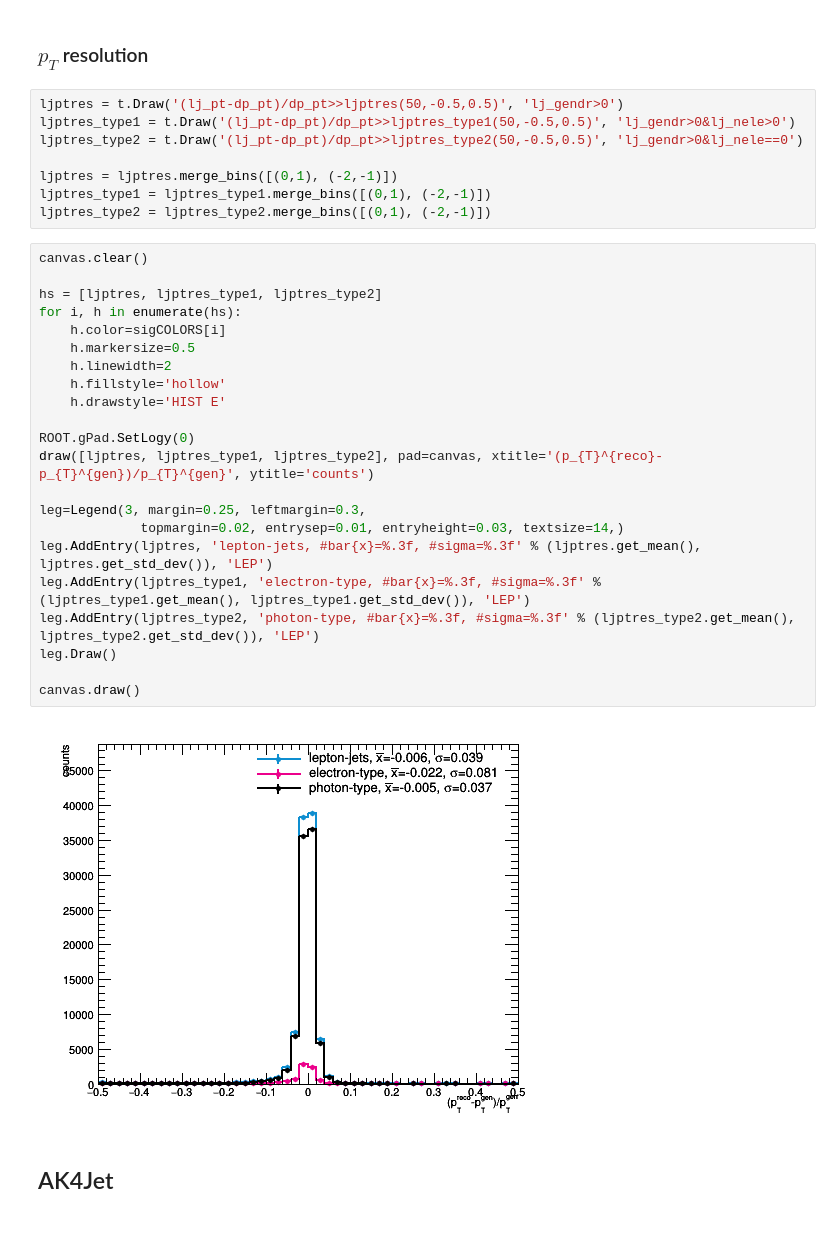
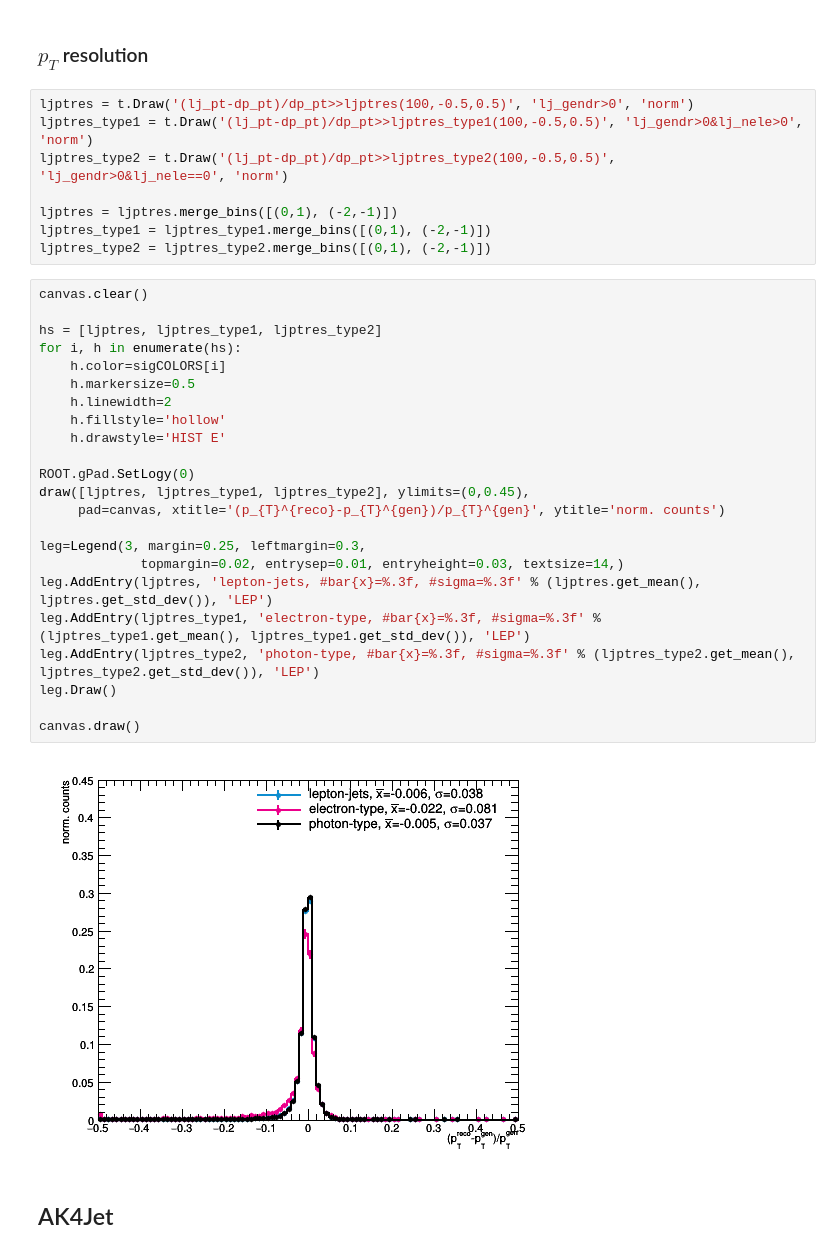
Before and after one commit to jsiado/FireROOT, a Jupyter notebook: Analysis/python/outputs/notebooks/LJRECO__matchjet.ipynb, the cells around one changed output. Saved outputs shown, nothing was run; the diff lists cells and outputs as text.

```diff
--- a/Analysis/python/outputs/notebooks/LJRECO__matchjet.ipynb
+++ b/Analysis/python/outputs/notebooks/LJRECO__matchjet.ipynb
@@ -338,9 +421,9 @@ canvas.draw()
 # %% [markdown]
 ### $p_T$ resolution
 # %%
-ljptres = t.Draw('(lj_pt-dp_pt)/dp_pt>>ljptres(50,-0.5,0.5)', 'lj_gendr>0')
-ljptres_type1 = t.Draw('(lj_pt-dp_pt)/dp_pt>>ljptres_type1(50,-0.5,0.5)', 'lj_gendr>0&lj_nele>0')
-ljptres_type2 = t.Draw('(lj_pt-dp_pt)/dp_pt>>ljptres_type2(50,-0.5,0.5)', 'lj_gendr>0&lj_nele==0')
+ljptres = t.Draw('(lj_pt-dp_pt)/dp_pt>>ljptres(100,-0.5,0.5)', 'lj_gendr>0', 'norm')
+ljptres_type1 = t.Draw('(lj_pt-dp_pt)/dp_pt>>ljptres_type1(100,-0.5,0.5)', 'lj_gendr>0&lj_nele>0', 'norm')
+ljptres_type2 = t.Draw('(lj_pt-dp_pt)/dp_pt>>ljptres_type2(100,-0.5,0.5)', 'lj_gendr>0&lj_nele==0', 'norm')
 
 ljptres = ljptres.merge_bins([(0,1), (-2,-1)])
 ljptres_type1 = ljptres_type1.merge_bins([(0,1), (-2,-1)])
@@ -348,27 +431,28 @@ ljptres_type2 = ljptres_type2.merge_bins([(0,1), (-2,-1)])
 # %%
 canvas.clear()
 
 hs = [ljptres, ljptres_type1, ljptres_type2]
 for i, h in enumerate(hs):
     h.color=sigCOLORS[i]
     h.markersize=0.5
     h.linewidth=2
     h.fillstyle='hollow'
     h.drawstyle='HIST E'
 
 ROOT.gPad.SetLogy(0)
-draw([ljptres, ljptres_type1, ljptres_type2], pad=canvas, xtitle='(p_{T}^{reco}-p_{T}^{gen})/p_{T}^{gen}', ytitle='counts')
+draw([ljptres, ljptres_type1, ljptres_type2], ylimits=(0,0.45),
+     pad=canvas, xtitle='(p_{T}^{reco}-p_{T}^{gen})/p_{T}^{gen}', ytitle='norm. counts')
 
 leg=Legend(3, margin=0.25, leftmargin=0.3,
              topmargin=0.02, entrysep=0.01, entryheight=0.03, textsize=14,)
 leg.AddEntry(ljptres, 'lepton-jets, #bar{x}=%.3f, #sigma=%.3f' % (ljptres.get_mean(), ljptres.get_std_dev()), 'LEP')
 leg.AddEntry(ljptres_type1, 'electron-type, #bar{x}=%.3f, #sigma=%.3f' % (ljptres_type1.get_mean(), ljptres_type1.get_std_dev()), 'LEP')
 leg.AddEntry(ljptres_type2, 'photon-type, #bar{x}=%.3f, #sigma=%.3f' % (ljptres_type2.get_mean(), ljptres_type2.get_std_dev()), 'LEP')
 leg.Draw()
 
 canvas.draw()
 # %% [output]
-[figure, old version]
+[figure, new version]
 # %% [markdown]
 ## AK4Jet
 # %% [markdown]
```
Also changed, not shown: parts of 7 cells of this notebook, 1 other file.
